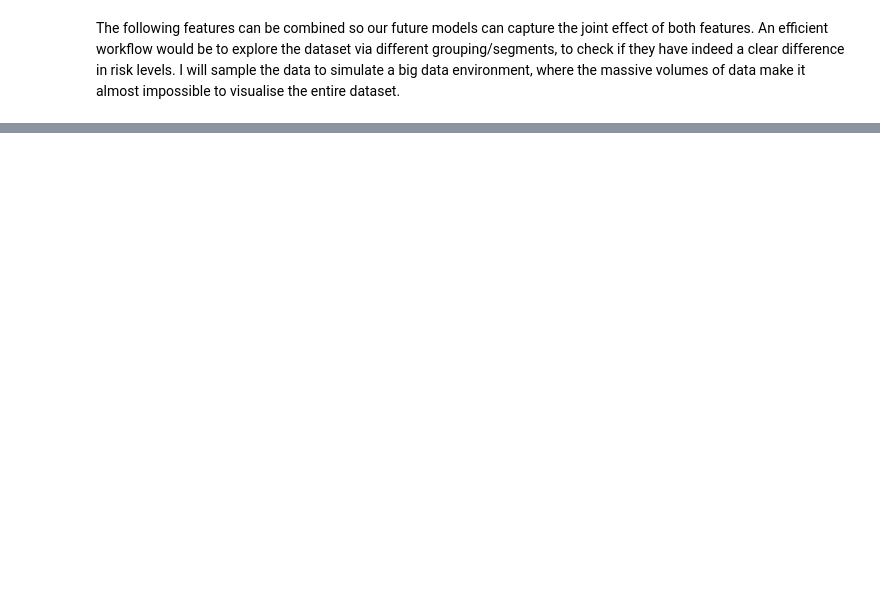
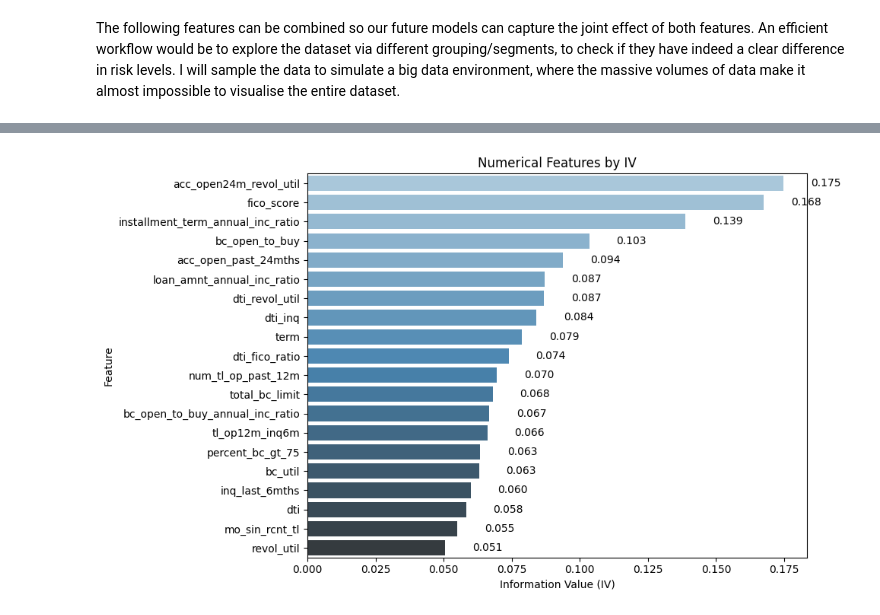
Before and after one commit to luuuneytunes12/Credit-Risk-Modeling-PySpark, a Jupyter notebook: notebooks/4. PD Model Building (I).ipynb, the cells around one changed output, grey strips where cells are left out. Drawn from its saved outputs; the diff is of its cells as text; code cells hidden in the pictures; blank space fills up the shorter version.

```diff
--- a/notebooks/4. PD Model Building (I).ipynb
+++ b/notebooks/4. PD Model Building (I).ipynb
@@ -1041,0 +896,32 @@ Also, it seems that higher number of inquries seem to correspond with higher def
+# %%
+# Round 2 WoE binning after feature engineering
+useless_features = []
+weak_features = []
+medium_features = []
+strong_features = []
+sus_features = []
+no_variation_features = []
+
+numerical_cols = [f.name for f in df.schema.fields
+                  if isinstance(f.dataType, (IntegerType, DoubleType, FloatType, LongType)) and f.name != target_col]
+
+for feature in numerical_cols:
+    if feature != 'id':
+        print(f"\n🔍 Feature: {feature}")
+
+        # Step 1: Sample from PySpark and convert to pandas
+        sample_df = (
+            df.select(feature, target_col)
+            .sample(fraction=0.05, seed=42)  # 5% sample from big data
+            .toPandas()
+        )
+
+        if sample_df[feature].nunique() < 2:
+            print("⚠️ Not enough variation. Skipping.")
+            no_variation_features.append(feature)
+            continue
+
+        x = sample_df[feature]
+        y = sample_df[target_col]
+
+        display_feature_iv_score(feature, x, y, 'numerical', useless_features, weak_features, medium_features, strong_features, sus_features, interaction='interaction')
@@ -1041,0 +961,4 @@ Also, it seems that higher number of inquries seem to correspond with higher def
+# %%
+plot_iv_scores(useless_features, weak_features, medium_features, strong_features, sus_features, 0.02, 20, figsize=(10,6))
+# %% [output]
+[figure, added]
```
Also changed, not shown: parts of 62 cells of this notebook, 14 other files.
